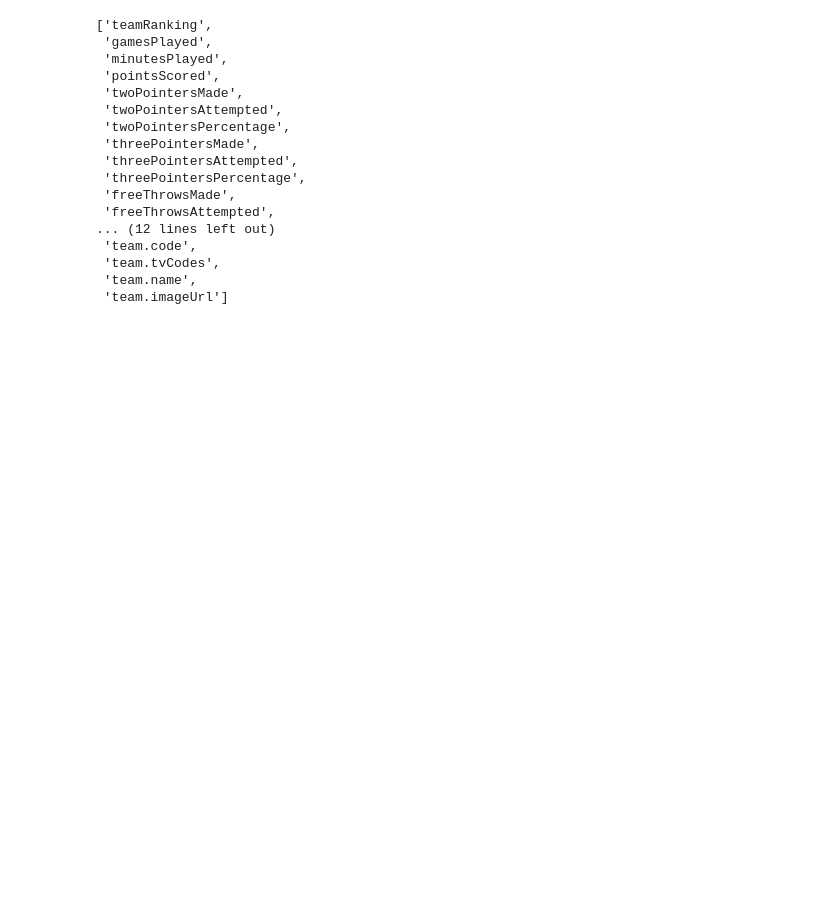
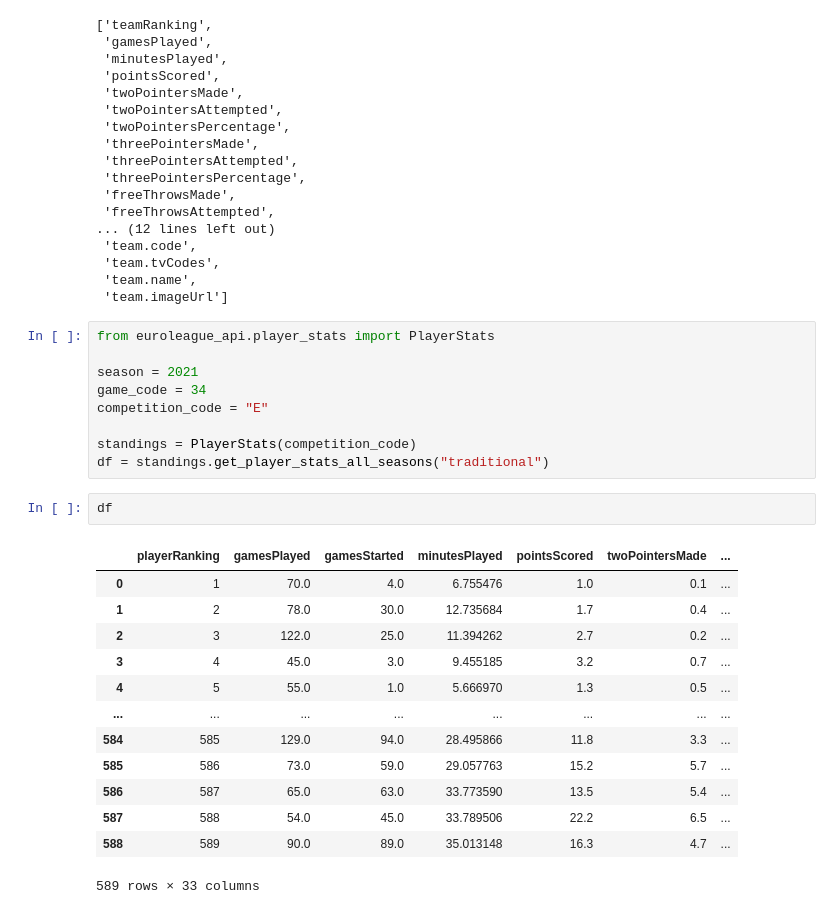
Before and after one commit to julenfu21/EurolIAgueAssistant, a Jupyter notebook: Pruebas api.ipynb, the cells around one changed output. Saved outputs shown, nothing was run; the diff lists cells and outputs as text; blank space fills up the shorter version.

Commit message:
ERROR Player_Stats

```diff
--- a/Pruebas api.ipynb
+++ b/Pruebas api.ipynb
@@ -65,3 +65,28 @@ list(df)
  'team.tvCodes',
  'team.name',
  'team.imageUrl']
+# %%
+from euroleague_api.player_stats import PlayerStats
+
+season = 2021
+game_code = 34
+competition_code = "E"
+
+standings = PlayerStats(competition_code)
+df = standings.get_player_stats_all_seasons("traditional")
+# %%
+df
+# %% [output]
+|  | playerRanking | gamesPlayed | gamesStarted | minutesPlayed | pointsScored | twoPointersMade | ... |
+| 0 | 1 | 70.0 | 4.0 | 6.755476 | 1.0 | 0.1 | ... |
+| 1 | 2 | 78.0 | 30.0 | 12.735684 | 1.7 | 0.4 | ... |
+| 2 | 3 | 122.0 | 25.0 | 11.394262 | 2.7 | 0.2 | ... |
+| 3 | 4 | 45.0 | 3.0 | 9.455185 | 3.2 | 0.7 | ... |
+| 4 | 5 | 55.0 | 1.0 | 5.666970 | 1.3 | 0.5 | ... |
+| ... | ... | ... | ... | ... | ... | ... | ... |
+| 584 | 585 | 129.0 | 94.0 | 28.495866 | 11.8 | 3.3 | ... |
+| 585 | 586 | 73.0 | 59.0 | 29.057763 | 15.2 | 5.7 | ... |
+| 586 | 587 | 65.0 | 63.0 | 33.773590 | 13.5 | 5.4 | ... |
+| 587 | 588 | 54.0 | 45.0 | 33.789506 | 22.2 | 6.5 | ... |
+| 588 | 589 | 90.0 | 89.0 | 35.013148 | 16.3 | 4.7 | ... |
+589 rows × 33 columns
```
Also changed, not shown: parts of 10 cells of this notebook, 4 other files.
